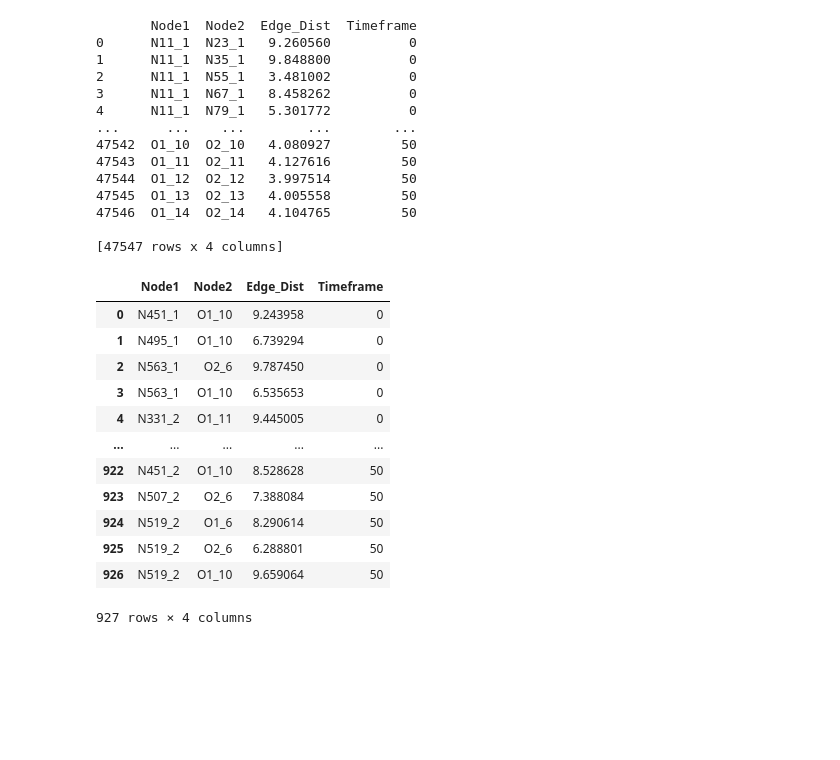
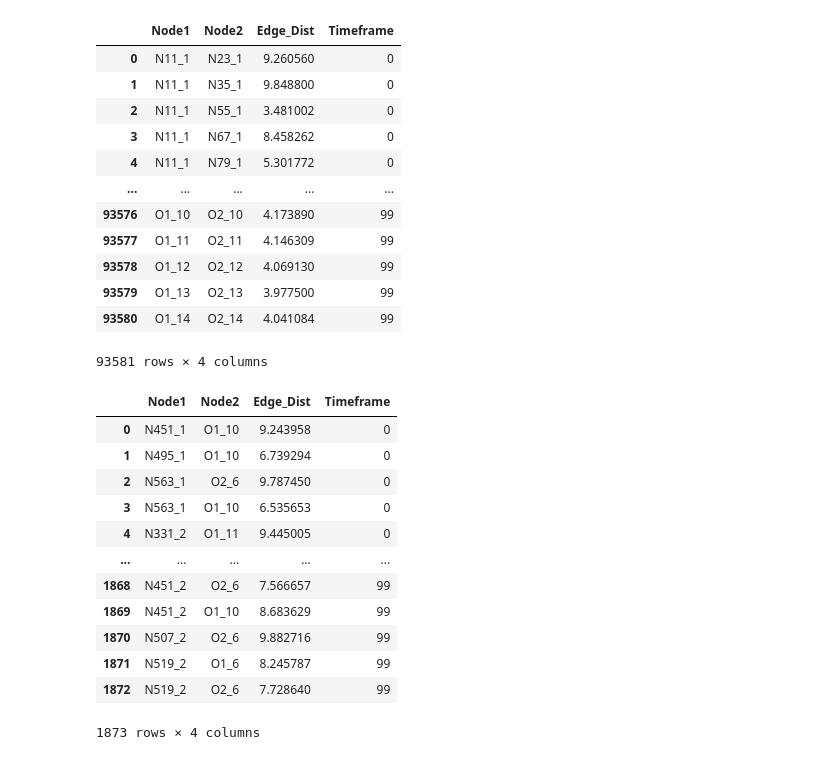
Before and after one commit to hasananowar/Graph_Representation, a Jupyter notebook: discrete to continuous.ipynb, the cells around one changed output. Drawn from its saved outputs; the diff is of its cells as text; code cells hidden in the pictures; blank space fills up the shorter version.

```diff
--- a/discrete to continuous.ipynb
+++ b/discrete to continuous.ipynb
@@ -25,7 +25,8 @@ final_condition = conditions[0] | conditions[1] | conditions[2]
 
 # Apply the combined condition to filter the DataFrame
 df = df[final_condition]
-df = df[df['Timeframe'] <= 50]
+# df = df[df['Timeframe'] == 1]
+df = df.reset_index(drop=True)
 df
 # %% [output]
 |  | X | Y | Z | Atom_Name | Residue_Name | Residue_ID | Atom_Type | Timeframe |
@@ -74,49 +75,45 @@ for timeframe, group in df.groupby('Timeframe'):
 # Create DataFrame for edges
 columns = [ 'Node1', 'Node2', 'Edge_Dist', 'Timeframe']
 df = pd.DataFrame(all_edges, columns=columns)
-
-
-print(df)
+df
 # %% [output]
+|  | Node1 | Node2 | Edge_Dist | Timeframe |
+| 0 | N11_1 | N23_1 | 9.260560 | 0 |
+| 1 | N11_1 | N35_1 | 9.848800 | 0 |
+| 2 | N11_1 | N55_1 | 3.481002 | 0 |
+| 3 | N11_1 | N67_1 | 8.458262 | 0 |
+| 4 | N11_1 | N79_1 | 5.301772 | 0 |
+| ... | ... | ... | ... | ... |
+| 93576 | O1_10 | O2_10 | 4.173890 | 99 |
+| 93577 | O1_11 | O2_11 | 4.146309 | 99 |
+| 93578 | O1_12 | O2_12 | 4.069130 | 99 |
+| 93579 | O1_13 | O2_13 | 3.977500 | 99 |
+| 93580 | O1_14 | O2_14 | 4.041084 | 99 |
-       Node1  Node2  Edge_Dist  Timeframe
-0      N11_1  N23_1   9.260560          0
-1      N11_1  N35_1   9.848800          0
-2      N11_1  N55_1   3.481002          0
-3      N11_1  N67_1   8.458262          0
-4      N11_1  N79_1   5.301772          0
-...      ...    ...        ...        ...
-47542  O1_10  O2_10   4.080927         50
-47543  O1_11  O2_11   4.127616         50
-47544  O1_12  O2_12   3.997514         50
-47545  O1_13  O2_13   4.005558         50
-47546  O1_14  O2_14   4.104765         50
-
-[47547 rows x 4 columns]
+93581 rows × 4 columns
 # %%
 # Define conditions for filtering
 condition1 = df['Node1'].str.endswith(('_1', '_2', '_3',
             '_4')) & df['Node2'].str.endswith(('_5', '_6',
              '_7', '_8', '_9', '_10', '_11', '_12', '_13', '_14'))
 condition2 = df['Node2'].str.endswith(('_1', '_2', '_3',
              '_4')) & df['Node1'].str.endswith(('_5', '_6',
             '_7', '_8', '_9', '_10', '_11', '_12', '_13', '_14'))
 
 # Apply the conditions to filter the DataFrame
 df = df[condition1 | condition2].reset_index(drop=True)
 
-df.sort_values('Node1')
 df
 # %% [output]
 |  | Node1 | Node2 | Edge_Dist | Timeframe |
 | 0 | N451_1 | O1_10 | 9.243958 | 0 |
 | 1 | N495_1 | O1_10 | 6.739294 | 0 |
 | 2 | N563_1 | O2_6 | 9.787450 | 0 |
 | 3 | N563_1 | O1_10 | 6.535653 | 0 |
 | 4 | N331_2 | O1_11 | 9.445005 | 0 |
 | ... | ... | ... | ... | ... |
-| 922 | N451_2 | O1_10 | 8.528628 | 50 |
-| 923 | N507_2 | O2_6 | 7.388084 | 50 |
-| 924 | N519_2 | O1_6 | 8.290614 | 50 |
-| 925 | N519_2 | O2_6 | 6.288801 | 50 |
-| 926 | N519_2 | O1_10 | 9.659064 | 50 |
+| 1868 | N451_2 | O2_6 | 7.566657 | 99 |
+| 1869 | N451_2 | O1_10 | 8.683629 | 99 |
+| 1870 | N507_2 | O2_6 | 9.882716 | 99 |
+| 1871 | N519_2 | O1_6 | 8.245787 | 99 |
+| 1872 | N519_2 | O2_6 | 7.728640 | 99 |
-927 rows × 4 columns
+1873 rows × 4 columns
```
Also changed, not shown: parts of 3 cells of this notebook, 2 other files.
